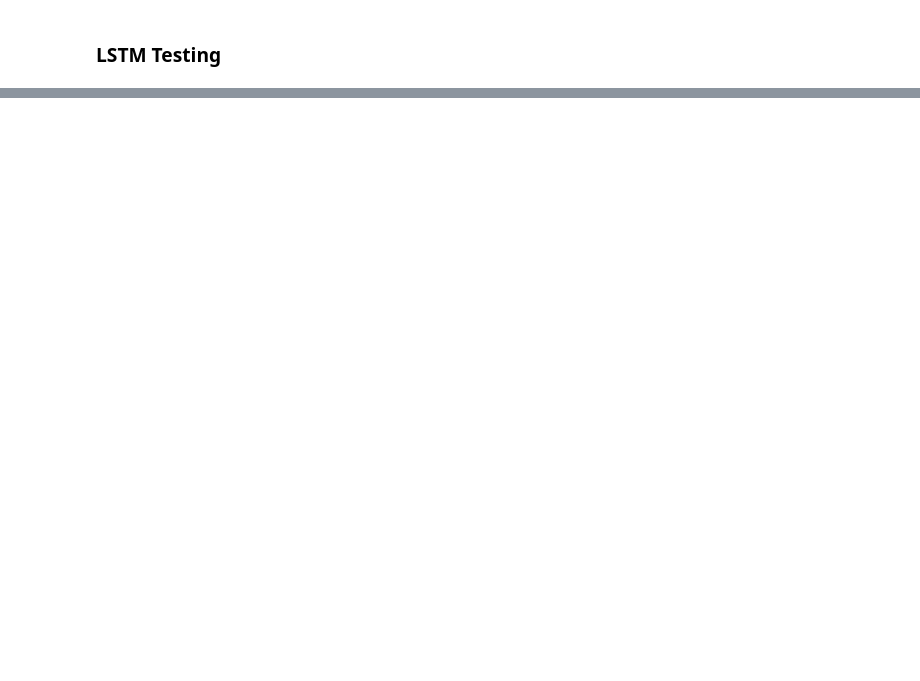
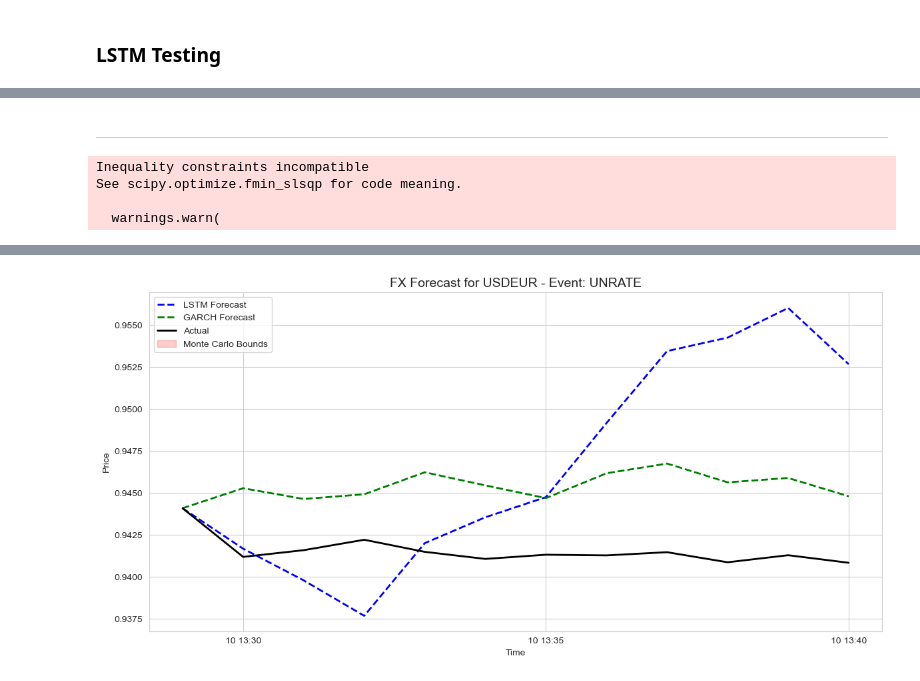
Before and after one commit to Modi1997/FX-HFT-Effects-on-US-Macro-Data, a Jupyter notebook: FX HFT Effects on US Macroeconomic Data Releases.ipynb, the cells around one changed output, grey strips where cells are left out. Drawn from its saved outputs; the diff is of its cells as text; code cells hidden in the pictures; blank space fills up the shorter version.

```diff
--- a/FX HFT Effects on US Macroeconomic Data Releases.ipynb
+++ b/FX HFT Effects on US Macroeconomic Data Releases.ipynb
@@ -1851,0 +1970,2 @@ Minute +10: 0.9233
+# %% [markdown]
+-----
@@ -1851,0 +2098,28 @@ Minute +10: 0.9233
+# %%
+# Each row: [AdjClose, Volume, VWAP, Volatility, AvgVol, Ticker, Expected, Actual, Surprise]
+raw_input = np.array([
+    [0.94436, 149, 0.9442, 0.000169441, 0.000143645, "UNRATE", 3.4, 3.6, 0.2],
+    [0.94417, 117, 0.9443, 0.000201215, 0.000143645, "UNRATE", 3.4, 3.6, 0.2],
+    [0.94425, 115, 0.9441, 0.0000847,  0.000143645, "UNRATE", 3.4, 3.6, 0.2],
+    [0.94428, 165, 0.9442, 0.0000318,  0.000143645, "UNRATE", 3.4, 3.6, 0.2],
+    [0.94410, 197, 0.9441, 0.00019064, 0.000143645, "UNRATE", 3.4, 3.6, 0.2]
+], dtype=object)
+
+combined_df = combine_fx_event_predictions(
+    pair_fx="USDEUR",
+    start_datetime_str="10/03/2023 13:30",
+    ticker="UNRATE",
+    expected=3.4,
+    actual=3.6,
+    final_data=final_data,
+    raw_input=raw_input,
+    results=results
+)
+
+display(combined_df)
+plot_fx_forecasts(combined_df)
+# %% [output]
+Inequality constraints incompatible
+See scipy.optimize.fmin_slsqp for code meaning.
+
+  warnings.warn(
@@ -1851,0 +2140 @@ Minute +10: 0.9233
+[figure, added]
```
Also changed, not shown: parts of 16 cells of this notebook, 1 other file.
